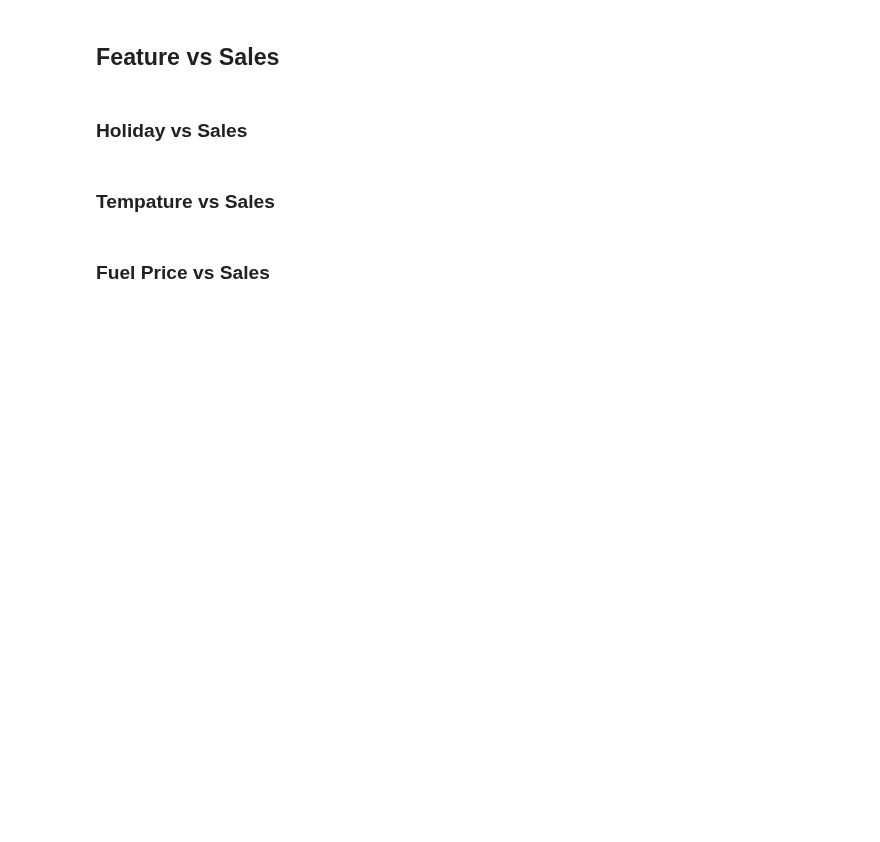
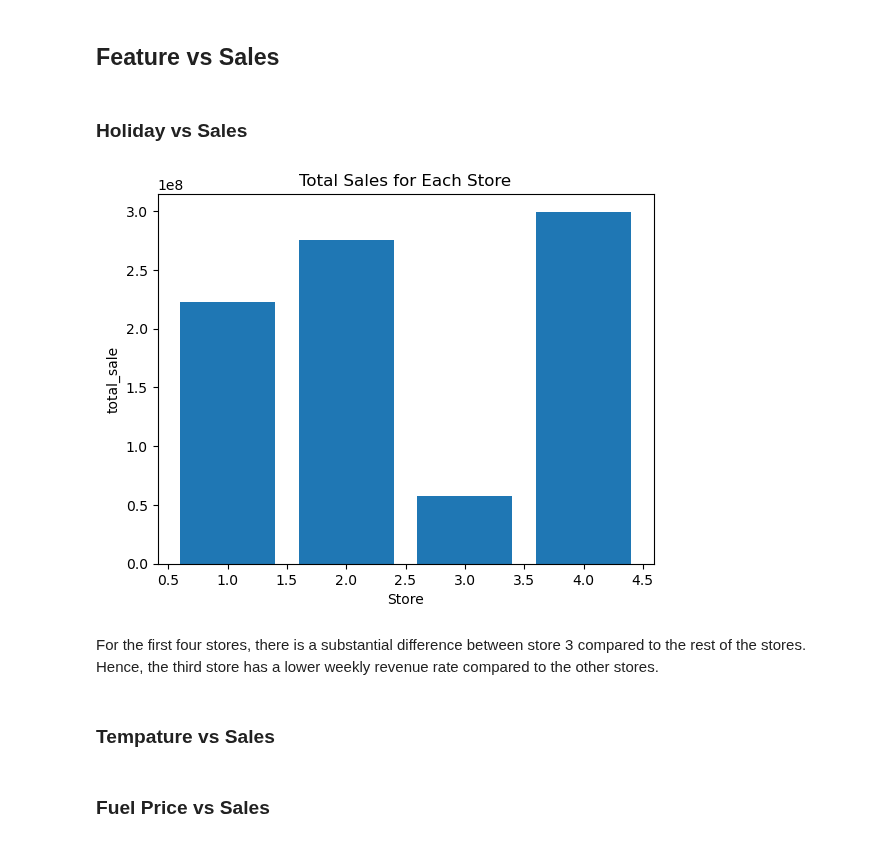
Before and after one commit to ChrisPerezLebron/CMSC320Project, a Jupyter notebook: main.ipynb, the cells around one changed output. Cells and saved outputs as stored; diff of their text form; code cells hidden in the pictures; blank space fills up the shorter version.

```diff
--- a/main.ipynb
+++ b/main.ipynb
@@ -124,6 +125,20 @@ As suspected, store 4 is completely misasligned with the other stores in terms o
 ## Feature vs Sales
 # %% [markdown]
 ### Holiday vs Sales
+# %%
+import matplotlib.pyplot as plt
+
+Sales = df[(df['Store'] > 0) & (df['Store'] < 5)].groupby('Store')['Weekly_Sales'].sum()
+
+plt.bar(Sales.index, Sales)
+plt.xlabel('Store')
+plt.ylabel('total_sale')
+plt.title('Total Sales for Each Store')
+plt.show()
+# %% [output]
+[figure, added]
+# %% [markdown]
+For the first four stores, there is a substantial difference between store 3 compared to the rest of the stores. Hence, the third store has a lower weekly revenue rate compared to the other stores.
 # %% [markdown]
 ### Tempature vs Sales
 # %% [markdown]
```
Also changed, not shown: parts of 4 cells of this notebook.
